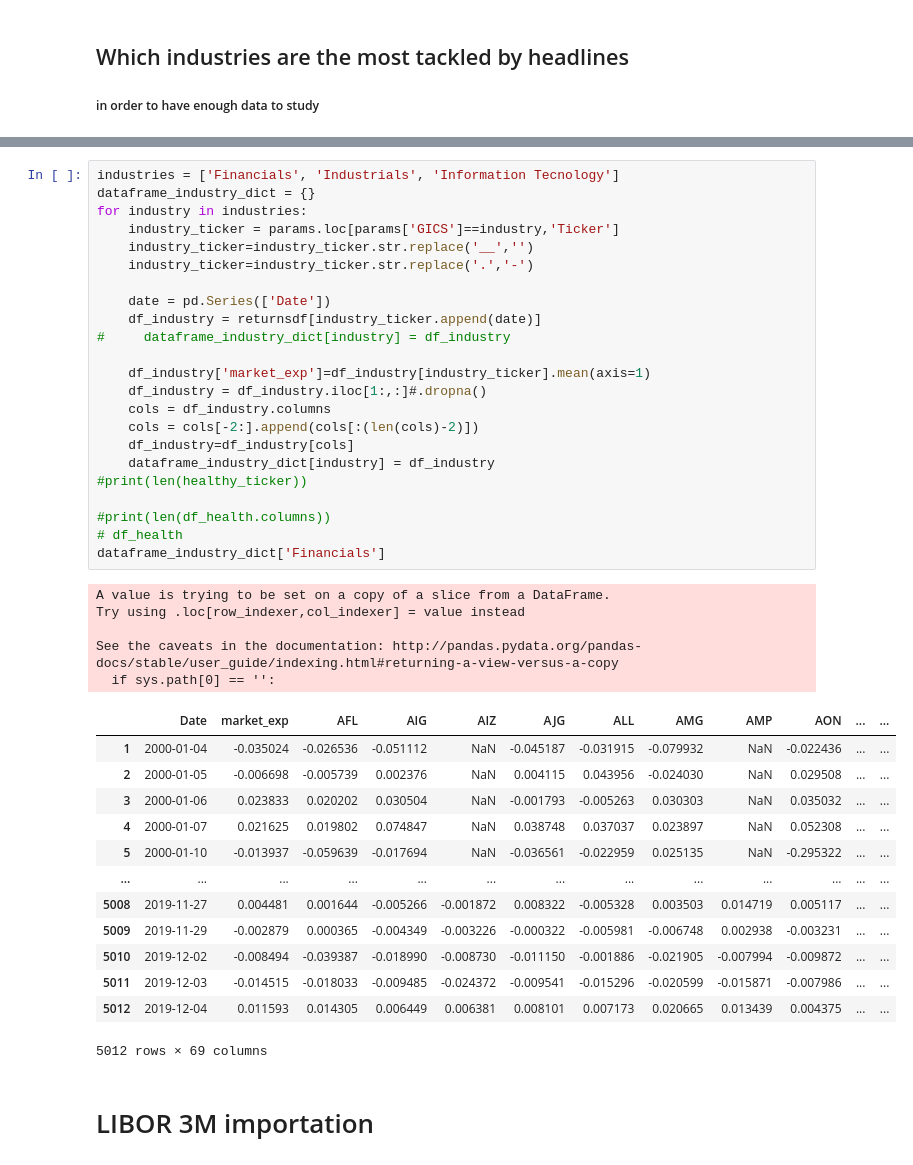
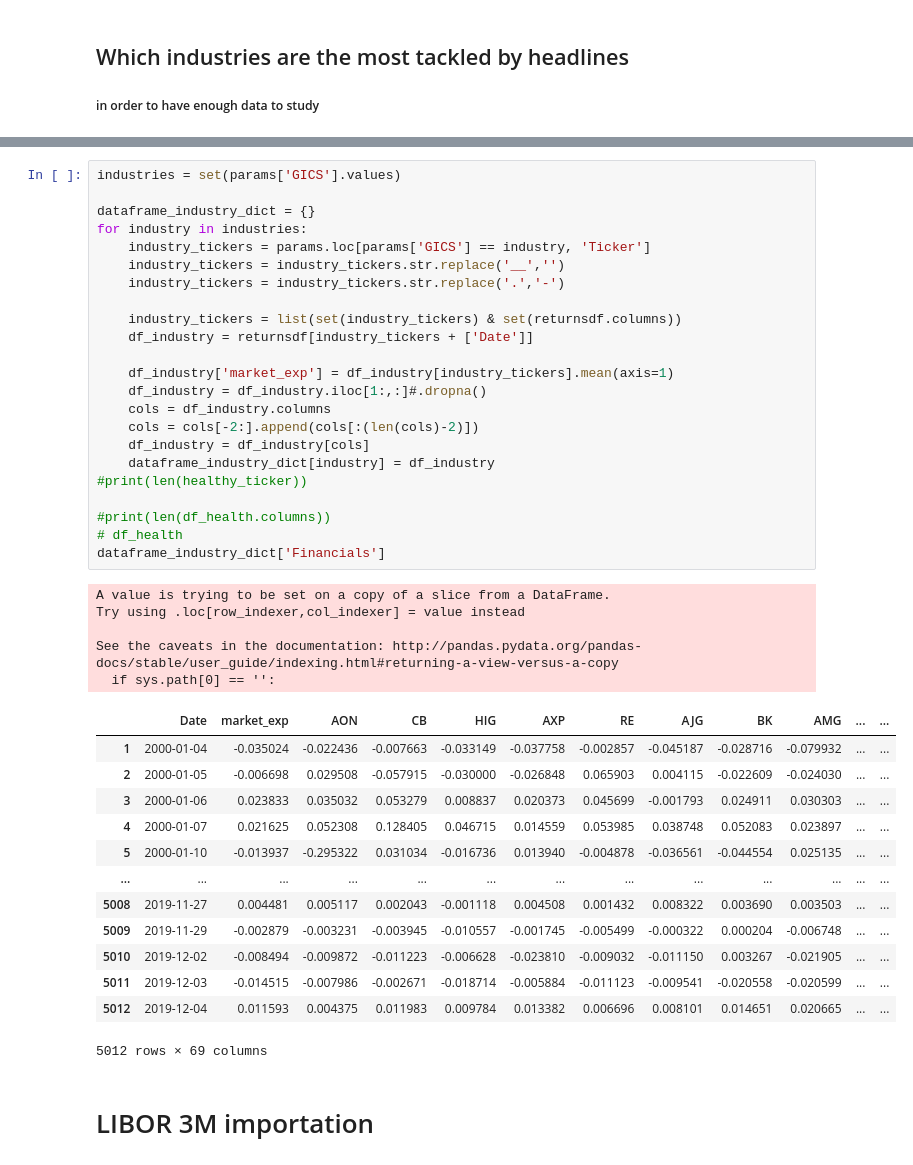
Before and after one commit to mcindoe/nlp, a Jupyter notebook: Stappy with LIBOR.ipynb, the cells around one changed output, grey strips where cells are left out. Cells and saved outputs as stored; diff of their text form.

```diff
--- a/Stappy with LIBOR.ipynb
+++ b/Stappy with LIBOR.ipynb
@@ -483,44 +504,44 @@ plt.xticks(rotation = 'vertical')
 # %%
-industries = ['Financials', 'Industrials', 'Information Tecnology']
+industries = set(params['GICS'].values)
+
 dataframe_industry_dict = {}
 for industry in industries:
-    industry_ticker = params.loc[params['GICS']==industry,'Ticker']
-    industry_ticker=industry_ticker.str.replace('__','')
-    industry_ticker=industry_ticker.str.replace('.','-')
+    industry_tickers = params.loc[params['GICS'] == industry, 'Ticker']
+    industry_tickers = industry_tickers.str.replace('__','')
+    industry_tickers = industry_tickers.str.replace('.','-')
 
-    date = pd.Series(['Date'])
-    df_industry = returnsdf[industry_ticker.append(date)]
-#     dataframe_industry_dict[industry] = df_industry
+    industry_tickers = list(set(industry_tickers) & set(returnsdf.columns))
+    df_industry = returnsdf[industry_tickers + ['Date']]
 
-    df_industry['market_exp']=df_industry[industry_ticker].mean(axis=1)
+    df_industry['market_exp'] = df_industry[industry_tickers].mean(axis=1)
     df_industry = df_industry.iloc[1:,:]#.dropna()
     cols = df_industry.columns
     cols = cols[-2:].append(cols[:(len(cols)-2)])
-    df_industry=df_industry[cols]
+    df_industry = df_industry[cols]
     dataframe_industry_dict[industry] = df_industry
 #print(len(healthy_ticker))
 
 #print(len(df_health.columns))
 # df_health
 dataframe_industry_dict['Financials']
 # %% [output]
 A value is trying to be set on a copy of a slice from a DataFrame.
 Try using .loc[row_indexer,col_indexer] = value instead
 
 See the caveats in the documentation: http://pandas.pydata.org/pandas-docs/stable/user_guide/indexing.html#returning-a-view-versus-a-copy
   if sys.path[0] == '':
-|  | Date | market_exp | AFL | AIG | AIZ | AJG | ALL | AMG | AMP | AON | ... | ... |
-| 1 | 2000-01-04 | -0.035024 | -0.026536 | -0.051112 | NaN | -0.045187 | -0.031915 | -0.079932 | NaN | -0.022436 | ... | ... |
-| 2 | 2000-01-05 | -0.006698 | -0.005739 | 0.002376 | NaN | 0.004115 | 0.043956 | -0.024030 | NaN | 0.029508 | ... | ... |
-| 3 | 2000-01-06 | 0.023833 | 0.020202 | 0.030504 | NaN | -0.001793 | -0.005263 | 0.030303 | NaN | 0.035032 | ... | ... |
-| 4 | 2000-01-07 | 0.021625 | 0.019802 | 0.074847 | NaN | 0.038748 | 0.037037 | 0.023897 | NaN | 0.052308 | ... | ... |
-| 5 | 2000-01-10 | -0.013937 | -0.059639 | -0.017694 | NaN | -0.036561 | -0.022959 | 0.025135 | NaN | -0.295322 | ... | ... |
+|  | Date | market_exp | AON | CB | HIG | AXP | RE | AJG | BK | AMG | ... | ... |
+| 1 | 2000-01-04 | -0.035024 | -0.022436 | -0.007663 | -0.033149 | -0.037758 | -0.002857 | -0.045187 | -0.028716 | -0.079932 | ... | ... |
+| 2 | 2000-01-05 | -0.006698 | 0.029508 | -0.057915 | -0.030000 | -0.026848 | 0.065903 | 0.004115 | -0.022609 | -0.024030 | ... | ... |
+| 3 | 2000-01-06 | 0.023833 | 0.035032 | 0.053279 | 0.008837 | 0.020373 | 0.045699 | -0.001793 | 0.024911 | 0.030303 | ... | ... |
+| 4 | 2000-01-07 | 0.021625 | 0.052308 | 0.128405 | 0.046715 | 0.014559 | 0.053985 | 0.038748 | 0.052083 | 0.023897 | ... | ... |
+| 5 | 2000-01-10 | -0.013937 | -0.295322 | 0.031034 | -0.016736 | 0.013940 | -0.004878 | -0.036561 | -0.044554 | 0.025135 | ... | ... |
 | ... | ... | ... | ... | ... | ... | ... | ... | ... | ... | ... | ... | ... |
-| 5008 | 2019-11-27 | 0.004481 | 0.001644 | -0.005266 | -0.001872 | 0.008322 | -0.005328 | 0.003503 | 0.014719 | 0.005117 | ... | ... |
-| 5009 | 2019-11-29 | -0.002879 | 0.000365 | -0.004349 | -0.003226 | -0.000322 | -0.005981 | -0.006748 | 0.002938 | -0.003231 | ... | ... |
-| 5010 | 2019-12-02 | -0.008494 | -0.039387 | -0.018990 | -0.008730 | -0.011150 | -0.001886 | -0.021905 | -0.007994 | -0.009872 | ... | ... |
-| 5011 | 2019-12-03 | -0.014515 | -0.018033 | -0.009485 | -0.024372 | -0.009541 | -0.015296 | -0.020599 | -0.015871 | -0.007986 | ... | ... |
-| 5012 | 2019-12-04 | 0.011593 | 0.014305 | 0.006449 | 0.006381 | 0.008101 | 0.007173 | 0.020665 | 0.013439 | 0.004375 | ... | ... |
+| 5008 | 2019-11-27 | 0.004481 | 0.005117 | 0.002043 | -0.001118 | 0.004508 | 0.001432 | 0.008322 | 0.003690 | 0.003503 | ... | ... |
+| 5009 | 2019-11-29 | -0.002879 | -0.003231 | -0.003945 | -0.010557 | -0.001745 | -0.005499 | -0.000322 | 0.000204 | -0.006748 | ... | ... |
+| 5010 | 2019-12-02 | -0.008494 | -0.009872 | -0.011223 | -0.006628 | -0.023810 | -0.009032 | -0.011150 | 0.003267 | -0.021905 | ... | ... |
+| 5011 | 2019-12-03 | -0.014515 | -0.007986 | -0.002671 | -0.018714 | -0.005884 | -0.011123 | -0.009541 | -0.020558 | -0.020599 | ... | ... |
+| 5012 | 2019-12-04 | 0.011593 | 0.004375 | 0.011983 | 0.009784 | 0.013382 | 0.006696 | 0.008101 | 0.014651 | 0.020665 | ... | ... |
 5012 rows × 69 columns
 # %% [markdown]
 # LIBOR 3M importation
```
Also changed, not shown: parts of 25 cells of this notebook.
